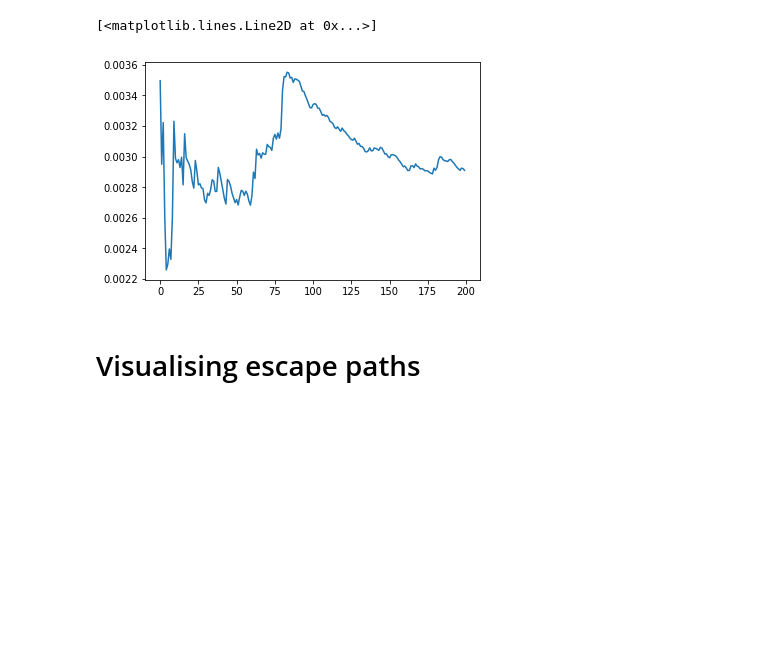
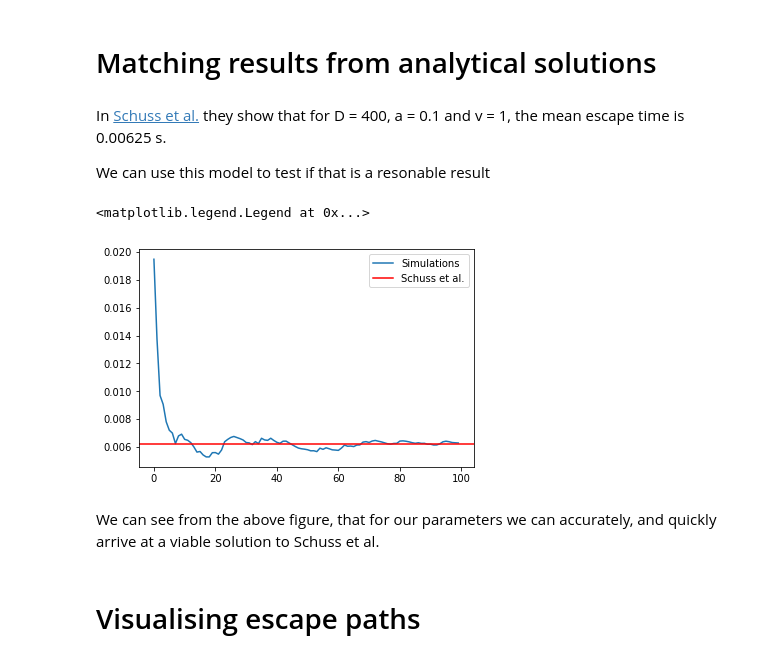
Before and after one commit to SirSharpest/NarrowEscapeSimulator, a Jupyter notebook: notebooks/Examples.ipynb, the cells around one changed output. Cells and saved outputs as stored; diff of their text form; code cells hidden in the pictures; blank space fills up the shorter version.

```diff
--- a/notebooks/Examples.ipynb
+++ b/notebooks/Examples.ipynb
@@ -3,3 +1,9 @@
+# %% [markdown]
+# Matching results from analytical solutions
+# %% [markdown]
+In [Schuss et al.](https://www.pnas.org/content/104/41/16098) they show that for D = 400, a = 0.1 and v = 1, the mean escape time is 0.00625 s.
+
+We can use this model to test if that is a resonable result
 # %%
 import numpy as np
 from narrow_escape.escape_plan import escape
@@ -10,24 +14,27 @@ from tqdm import tqdm
 D = 400
 v = 1
 a = 0.1
-n_pores = 3
+n_pores = 1
 pores = fibonacci_spheres(n_pores, v)
 
-N = 200
+N = 100
 
 results = []
 for i in tqdm(range(N)):
-    results.append(escape(D, v, a, pores))
+    results.append(escape(D, v, a, pores, dt=2e-9))
 # %%
 mov_avg = np.cumsum(results)/(1+np.arange(len(results)))
 # %%
 %matplotlib inline
 import matplotlib.pyplot as plt
-
-plt.plot(mov_avg)
+plt.plot(mov_avg, label='Simulations')
+plt.axhline(0.00625, label='Schuss et al.', c='r')
+plt.legend()
 # %% [output]
-[<matplotlib.lines.Line2D at 0x...>]
+<matplotlib.legend.Legend at 0x...>
-[figure, old version]
+[figure, new version]
+# %% [markdown]
+We can see from the above figure, that for our parameters we can accurately, and quickly arrive at a viable solution to Schuss et al.
 # %% [markdown]
 # Visualising escape paths
 # %%
```
Also changed, not shown: parts of 1 cell of this notebook, 2 other files.
